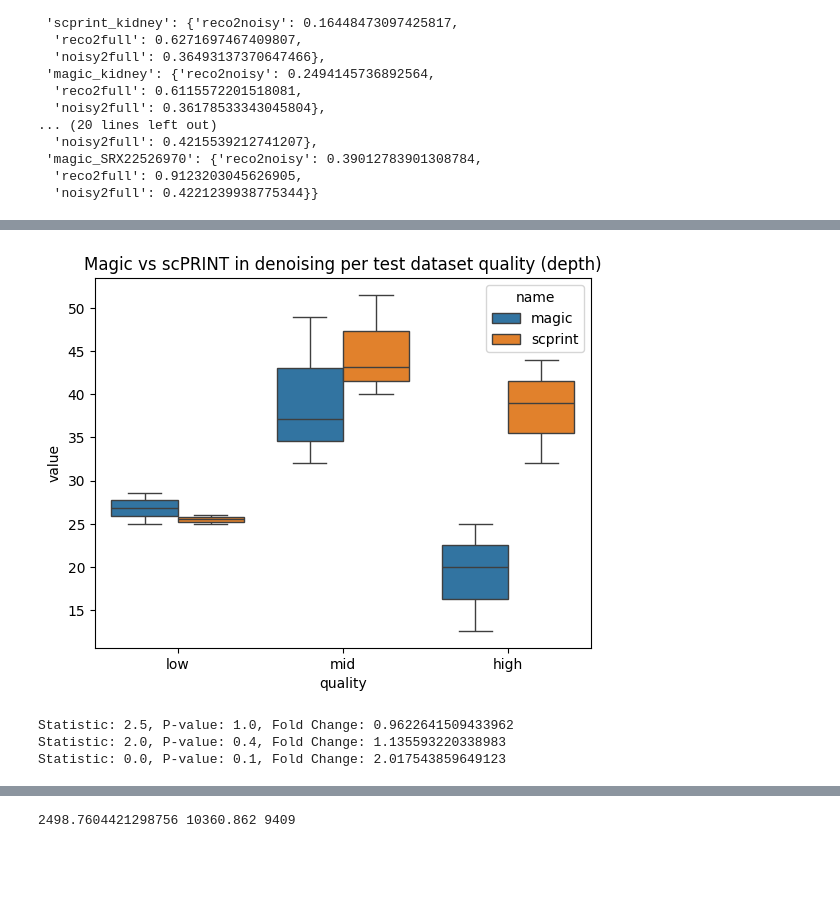
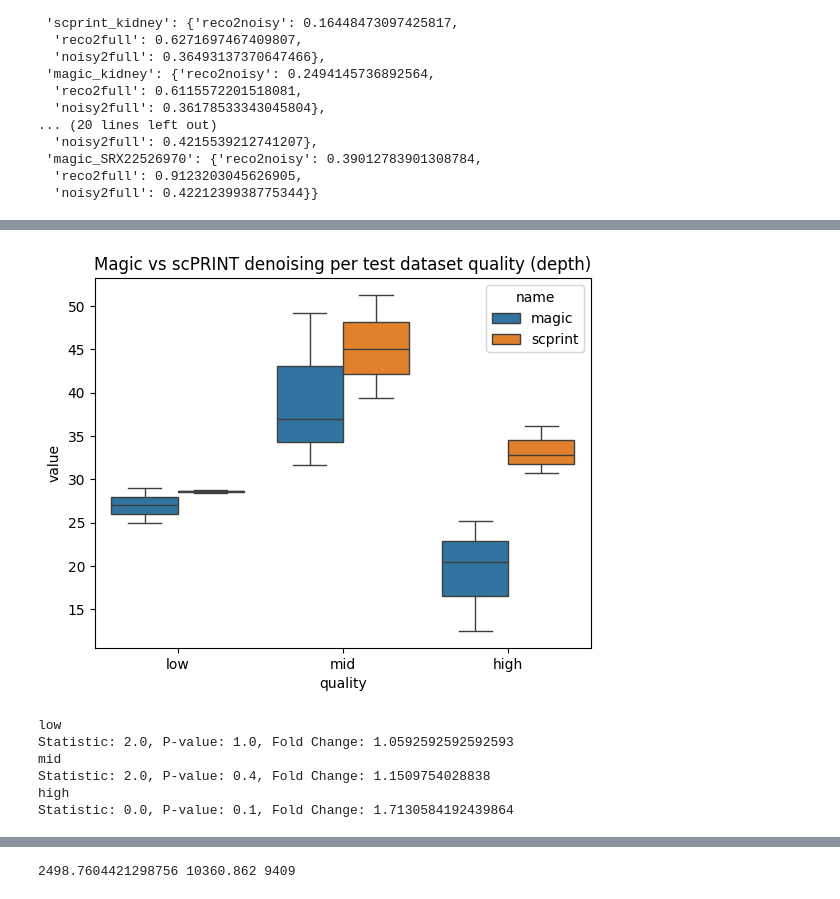
Before and after one commit to cantinilab/scPRINT, a Jupyter notebook: notebooks/scPRINT-2-repro-notebooks/denoising_V2.ipynb, the cells around one changed output, grey strips where cells are left out. Saved outputs shown, nothing was run; the diff lists cells and outputs as text; code cells hidden in the pictures; blank space fills up the shorter version.

```diff
--- a/notebooks/scPRINT-2-repro-notebooks/denoising_V2.ipynb
+++ b/notebooks/scPRINT-2-repro-notebooks/denoising_V2.ipynb
@@ -416,52 +477,68 @@ import matplotlib.pyplot as plt
 import numpy as np
 import seaborn as sns
 from scipy.optimize import curve_fit
 
 # Create a DataFrame
 # from prevmodel
 # data = {
 #    'depth': [2736, 1888, 388362, 10360],
 #    'magic': [30.4, 26.3, 6.4, 27.0],
 #    'scprint': [19.3, 21.5, 33.2, 36.1]
 # }
 # from the prevmodel
-#data = {
+# data = {
 #    "depth": [1888, 2736, 388362, 10360, 21693, 38469],
 #    "magic": [25, 28.7, 17.6, 27.6, 49, 37.1],
 #    "scprint": [26, 27.6, 29.8, 28.2, 47.7, 37.1],
-#}
+# }
 
 data = {
-    "depth":   [3_800, 5_300, 13_000, 21693, 38469, 140_000, 390_000, 1_000_000],
-    "magic":   [25,    28.6,  32,     49,    37.1,  20,      12.6,    25],
-    "scprint": [26,    25,    40,     51.5,  43.1,  32,      39,      44],
+    "depth": [3_800, 5_300, 13_000, 21_693, 38_469, 160_000, 400_000, 1_000_000],
+    # "magic": [25, 28.6, 32, 49, 37.1, 20, 12.6, 25], # RUN1
+    # "scprint": [26, 25, 40, 51.5, 43.1, 32, 39, 44],
+    "magic": [29.0, 25.0, 31.7, 49.2, 37.0, 20.5, 12.5, 25.2],  # RUN2
+    "scprint": [28.8, 28.4, 39.4, 51.3, 45.0, 36.2, 30.7, 32.8],
     "quality": ["low", "low", "mid", "mid", "mid", "high", "high", "high"],
 }
 
 # smart-seq: 25-44 & 13-39
 
 df = pd.DataFrame(data)
-df = df.melt(id_vars=["quality"], value_vars=["magic", "scprint"], var_name="name", value_name="value")
+df = df.melt(
+    id_vars=["quality"],
+    value_vars=["magic", "scprint"],
+    var_name="name",
+    value_name="value",
+)
 sns.boxplot(data=df, x="quality", y="value", hue="name")
 
 
 # Add labels and legend
 plt.title("Magic vs scPRINT denoising per test dataset quality (depth)")
 plt.show()
 # %% [output]
-[figure, old version]
+[figure, new version]
 # %%
 from scipy.stats import mannwhitneyu
 from statistics import mean
 
-for elem in [[[25,28],[26,25]],[[32,49,37],[40,51,43]],[[20,12, 25],[32,39, 44]]]:
-    statistic, pvalue = mannwhitneyu(elem[0], elem[1], alternative='two-sided')
-    m1 = mean(elem[0])#.mean()
-    m2 = mean(elem[1])
+df = pd.DataFrame(data)
+for elem in ["low", "mid", "high"]:
+    print(elem)
+    statistic, pvalue = mannwhitneyu(
+        df[df["quality"] == elem]["magic"],
+        df[df["quality"] == elem]["scprint"],
+        alternative="two-sided",
+    )
+    m1 = mean(df[df["quality"] == elem]["magic"])
+    m2 = mean(df[df["quality"] == elem]["scprint"])
     fold_change = m2 / m1 if m1 != 0 else np.inf
     print(f"Statistic: {statistic}, P-value: {pvalue}, Fold Change: {fold_change}")
 # %% [output]
-Statistic: 2.5, P-value: 1.0, Fold Change: 0.9622641509433962
-Statistic: 2.0, P-value: 0.4, Fold Change: 1.135593220338983
-Statistic: 0.0, P-value: 0.1, Fold Change: 2.017543859649123
+low
+Statistic: 2.0, P-value: 1.0, Fold Change: 1.0592592592592593
+mid
+Statistic: 2.0, P-value: 0.4, Fold Change: 1.1509754028838
+high
+Statistic: 0.0, P-value: 0.1, Fold Change: 1.7130584192439864
 # %%
```
Also changed, not shown: parts of 14 cells of this notebook, 9 other files.
